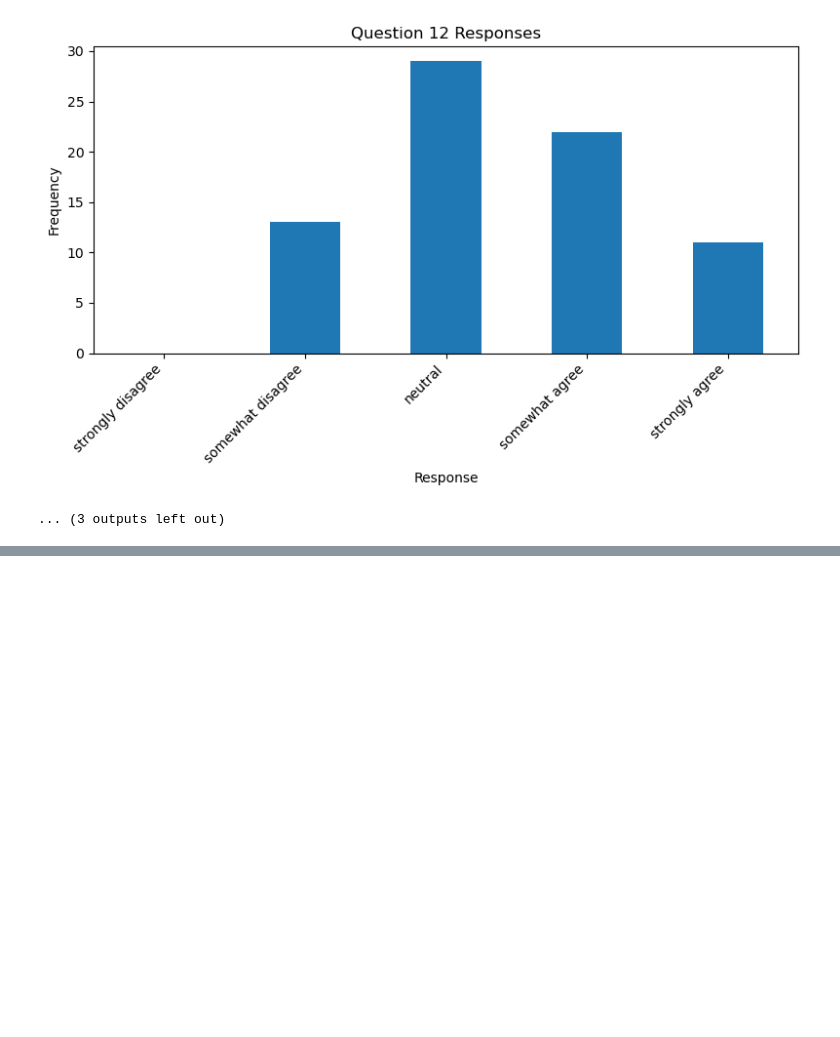
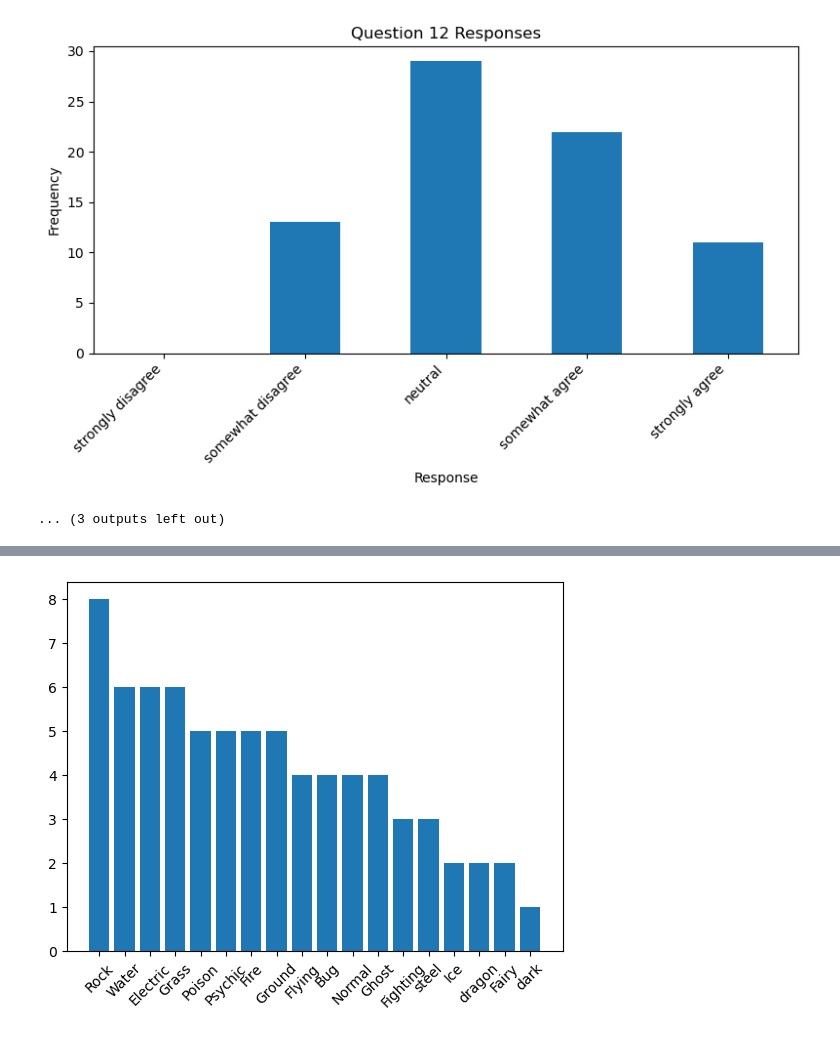
Before and after one commit to Brandonminer333/sematic-personality-quiz, a Jupyter notebook: gym_leader_eda.ipynb, the cells around one changed output, grey strips where cells are left out. Cells and saved outputs as stored; diff of their text form; code cells hidden in the pictures; blank space fills up the shorter version.

```diff
--- a/gym_leader_eda.ipynb
+++ b/gym_leader_eda.ipynb
@@ -179,3 +179,16 @@ ranking = rank_types_by_similarity(new_vector, vectors, df)
 [figure]
 [figure]
 ... (3 outputs left out)
+# %%
+import pandas as pd
+mapping = {
+    "strongly disagree": -1,
+    "somewhat disagree": -0.5,
+    "neutral": 0,
+    "somewhat agree": 0.5,
+    "strongly agree": 1
+}
+
+df = pd.read_csv("api/gym_leaders.csv")
+df = df.replace(mapping)
+df
@@ -181,0 +267,6 @@ ranking = rank_types_by_similarity(new_vector, vectors, df)
+# %%
+plt.bar(df.Type.unique(), df.Type.value_counts())
+plt.xticks(rotation=45)
+plt.show()
+# %% [output]
+[figure, added]
```
Also changed, not shown: parts of 9 cells of this notebook, 7 other files.
